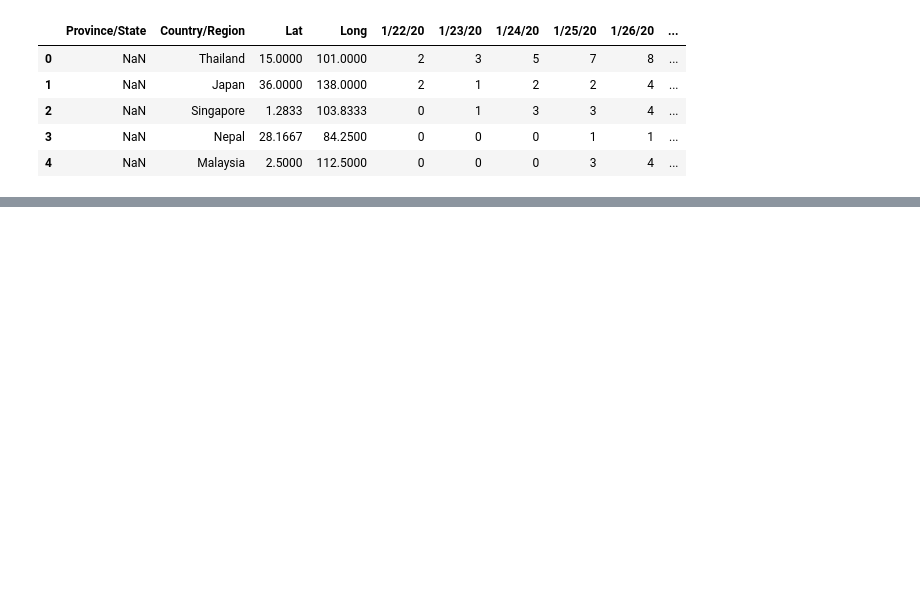
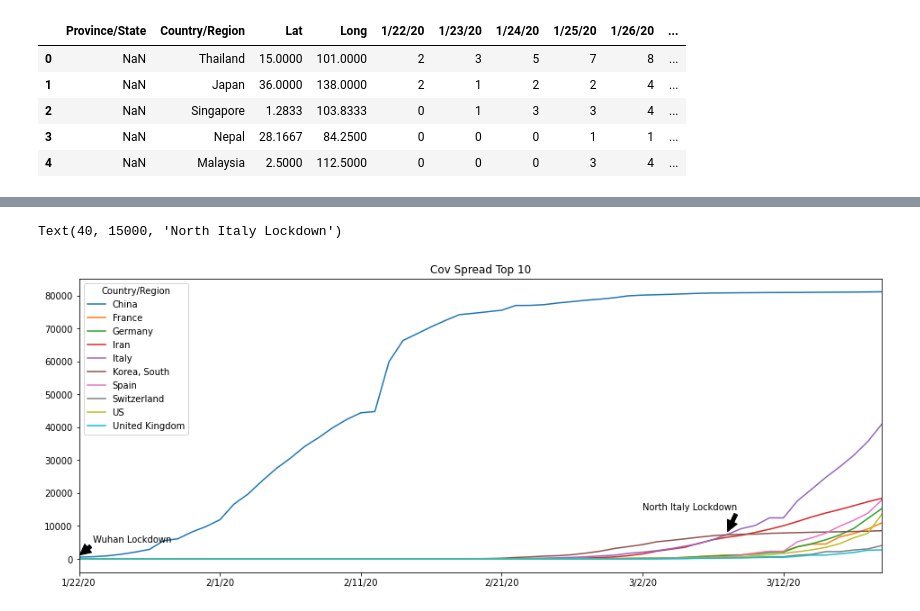
Before and after one commit to rajivsresearch/Corona, a Jupyter notebook: Corona Heatmap/Visualize_Covid19_Dataset.ipynb, the cells around one changed output, grey strips where cells are left out. Saved outputs shown, nothing was run; the diff lists cells and outputs as text; code cells hidden in the pictures; blank space fills up the shorter version.

Commit message:
Added Top 10 Countries Chart

```diff
--- a/Corona Heatmap/Visualize_Covid19_Dataset.ipynb
+++ b/Corona Heatmap/Visualize_Covid19_Dataset.ipynb
@@ -43,0 +44,20 @@ plt.savefig('Cov Heat Map.png')
+# %%
+top10 = df1.drop(['Province/State', 'Lat', 'Long'], axis=1).groupby('Country/Region').sum().sort_values('3/19/20', ascending=False).head(10).index.values
+# %%
+f2 = df1['Country/Region'].isin(top10)
+data = df1.loc[f2,:].drop(['Province/State', 'Lat', 'Long'], axis=1).groupby('Country/Region').sum()
+
+fig, ax = plt.subplots(figsize=(16,6))
+data.T.plot(ax=ax)
+plt.title('Cov Spread Top 10')
+
+plt.annotate('Wuhan Lockdown', xy=(0, 1000), xytext=(1, 5000),
+            arrowprops=dict(facecolor='black', shrink=0.05))
+
+plt.annotate('North Italy Lockdown', xy=(46, 8000), xytext=(40, 15000),
+            arrowprops=dict(facecolor='black', shrink=0.05))
+
+#plt.savefig('Cov Spread.png')
+# %% [output]
+Text(40, 15000, 'North Italy Lockdown')
+[figure, added]
```
Also changed, not shown: parts of 2 cells of this notebook.
